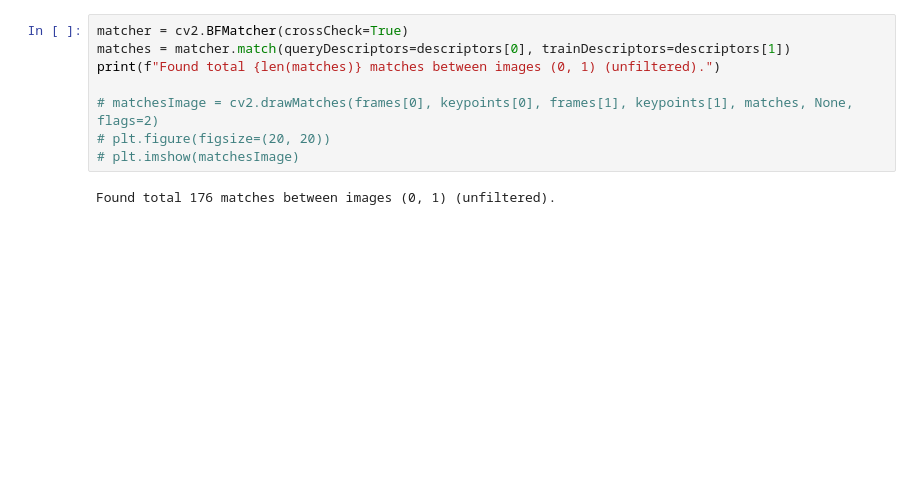
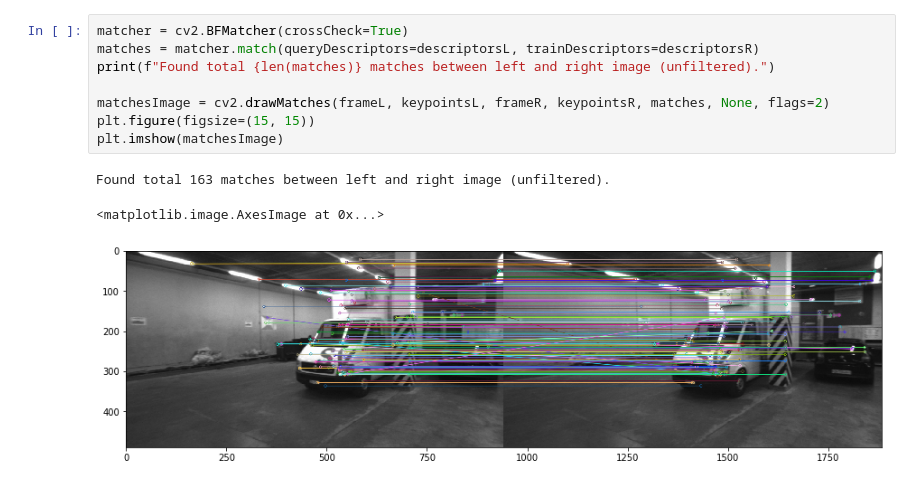
Before and after one commit to mtszkw/twoview-sfm, a Jupyter notebook: notebook.ipynb, the cells around one changed output. Drawn from its saved outputs; the diff is of its cells as text; blank space fills up the shorter version.

```diff
--- a/notebook.ipynb
+++ b/notebook.ipynb
@@ -38,10 +38,12 @@ Number of keypoints detected in each image: [301, 300, 301]
 # %%
 matcher = cv2.BFMatcher(crossCheck=True)
-matches = matcher.match(queryDescriptors=descriptors[0], trainDescriptors=descriptors[1])
-print(f"Found total {len(matches)} matches between images (0, 1) (unfiltered).")
+matches = matcher.match(queryDescriptors=descriptorsL, trainDescriptors=descriptorsR)
+print(f"Found total {len(matches)} matches between left and right image (unfiltered).")
 
-# matchesImage = cv2.drawMatches(frames[0], keypoints[0], frames[1], keypoints[1], matches, None, flags=2)
-# plt.figure(figsize=(20, 20))
-# plt.imshow(matchesImage)
+matchesImage = cv2.drawMatches(frameL, keypointsL, frameR, keypointsR, matches, None, flags=2)
+plt.figure(figsize=(15, 15))
+plt.imshow(matchesImage)
 # %% [output]
-Found total 176 matches between images (0, 1) (unfiltered).
+Found total 163 matches between left and right image (unfiltered).
+<matplotlib.image.AxesImage at 0x...>
+[figure, added]
```
Also changed, not shown: parts of 12 cells of this notebook, 15 other files.
